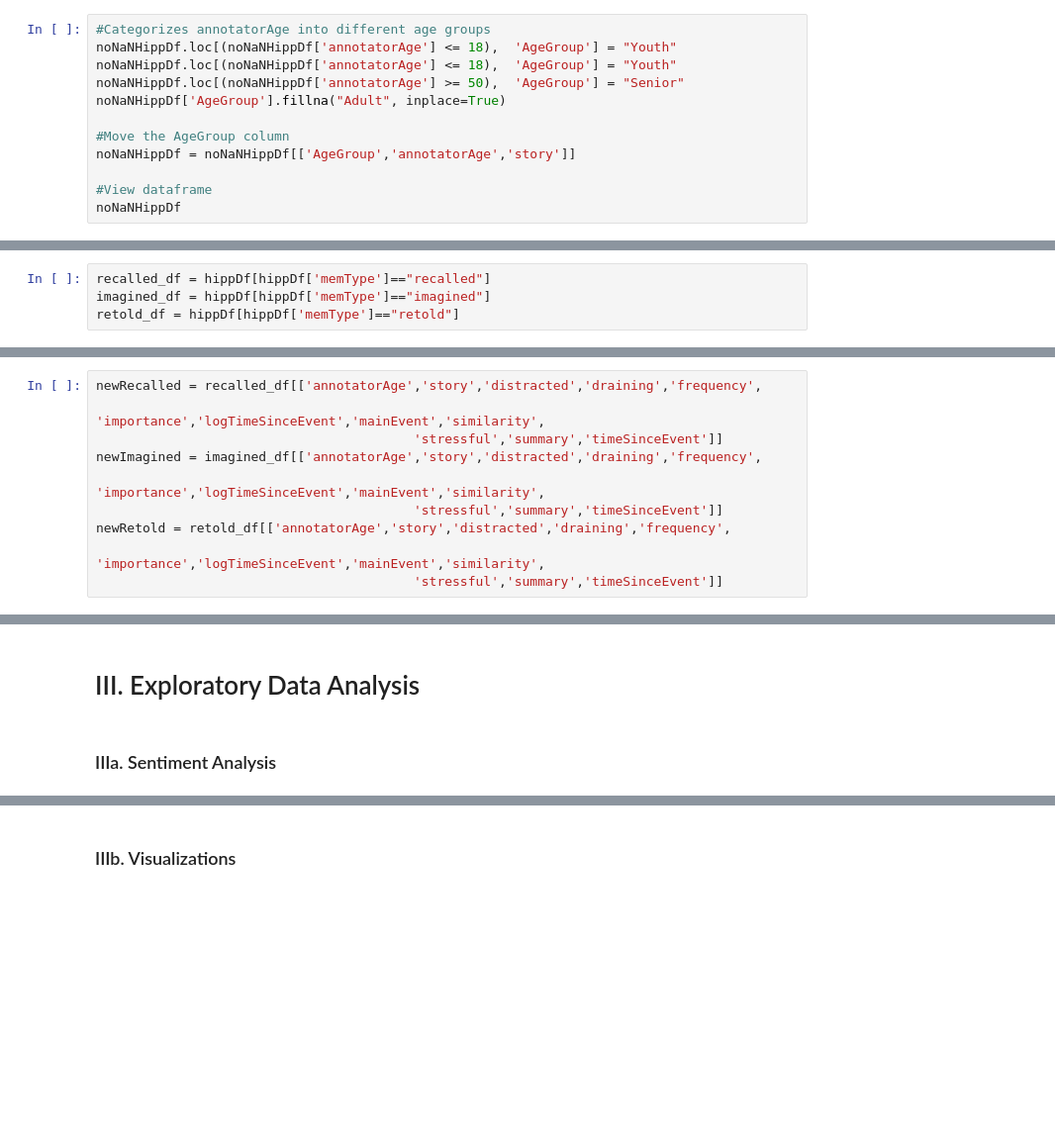
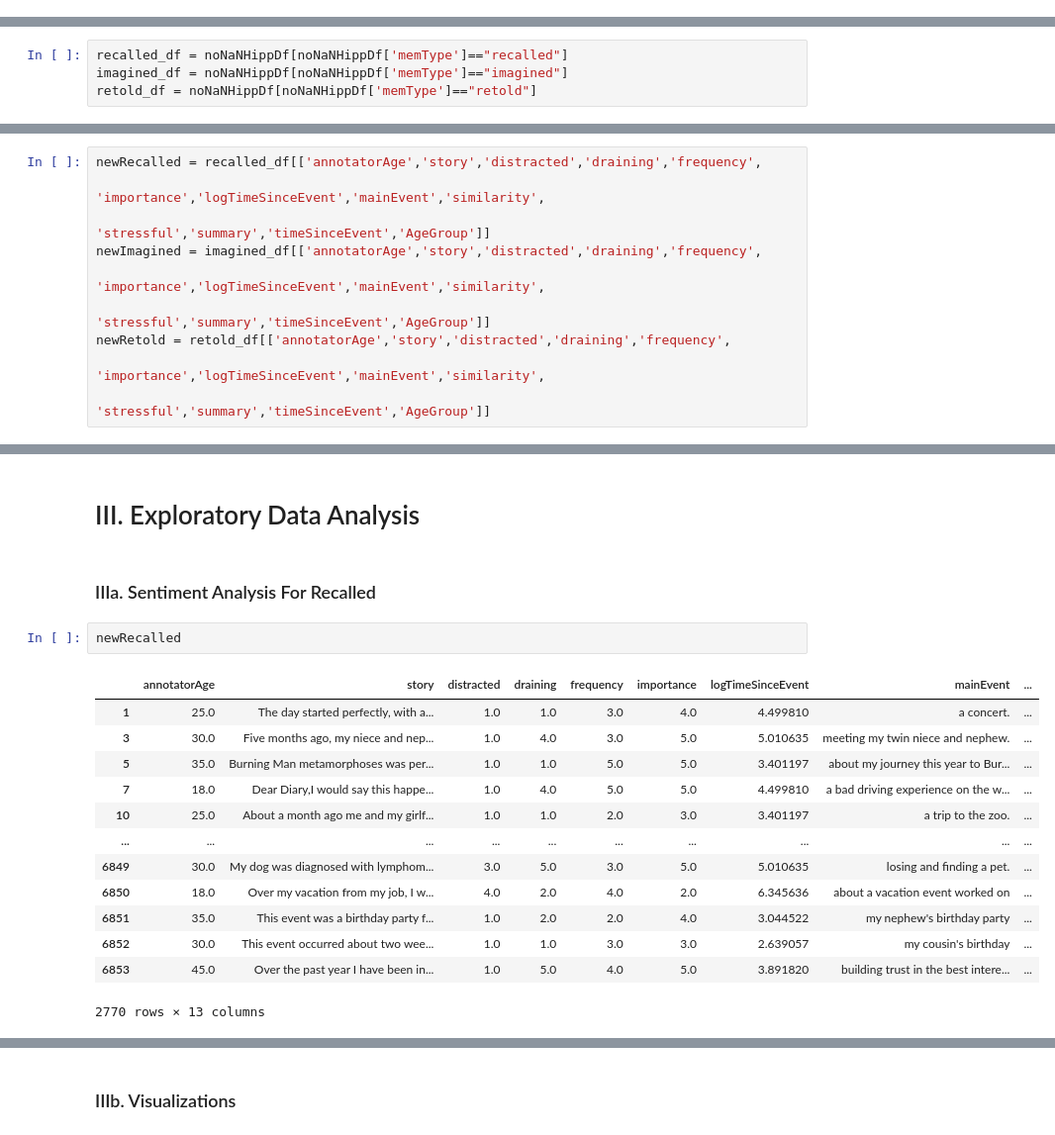
Before and after one commit to dbyers15/EmotionAndMemory, a Jupyter notebook: WorkingNotebook.ipynb, the cells around one changed output, grey strips where cells are left out. Shown at 99% size. Cells and saved outputs as stored; diff of their text form; blank space fills up the shorter version.

```diff
--- a/WorkingNotebook.ipynb
+++ b/WorkingNotebook.ipynb
@@ -268,15 +271,3 @@ See the caveats in the documentation: https://pandas.pydata.org/pandas-docs/stab
 noNaNHippDf['AgeGroup'].unique()
 # %% [output]
 array(['Youth', 'Adult', 'Senior'], dtype=object)
-# %%
-#Categorizes annotatorAge into different age groups
-noNaNHippDf.loc[(noNaNHippDf['annotatorAge'] <= 18),  'AgeGroup'] = "Youth"
-noNaNHippDf.loc[(noNaNHippDf['annotatorAge'] <= 18),  'AgeGroup'] = "Youth"
-noNaNHippDf.loc[(noNaNHippDf['annotatorAge'] >= 50),  'AgeGroup'] = "Senior"
-noNaNHippDf['AgeGroup'].fillna("Adult", inplace=True)
-
-#Move the AgeGroup column
-noNaNHippDf = noNaNHippDf[['AgeGroup','annotatorAge','story']]
-
-#View dataframe
-noNaNHippDf
@@ -306,7 +274,7 @@ See the caveats in the documentation: https://pandas.pydata.org/pandas-docs/stab
 # %%
-recalled_df = hippDf[hippDf['memType']=="recalled"]
-imagined_df = hippDf[hippDf['memType']=="imagined"]
-retold_df = hippDf[hippDf['memType']=="retold"]
+recalled_df = noNaNHippDf[noNaNHippDf['memType']=="recalled"]
+imagined_df = noNaNHippDf[noNaNHippDf['memType']=="imagined"]
+retold_df = noNaNHippDf[noNaNHippDf['memType']=="retold"]
 # %% [markdown]
 Going to focus on these columns:
 - annotatorAge: Lower limit of the age bucket of the worker.
@@ -338,10 +306,10 @@ Splitting the data with the memType column with "recalled","imagined", and "reto
 # %%
 newRecalled = recalled_df[['annotatorAge','story','distracted','draining','frequency',
                                          'importance','logTimeSinceEvent','mainEvent','similarity',
-                                         'stressful','summary','timeSinceEvent']]
+                                         'stressful','summary','timeSinceEvent','AgeGroup']]
 newImagined = imagined_df[['annotatorAge','story','distracted','draining','frequency',
                                          'importance','logTimeSinceEvent','mainEvent','similarity',
-                                         'stressful','summary','timeSinceEvent']]
+                                         'stressful','summary','timeSinceEvent','AgeGroup']]
 newRetold = retold_df[['annotatorAge','story','distracted','draining','frequency',
                                          'importance','logTimeSinceEvent','mainEvent','similarity',
-                                         'stressful','summary','timeSinceEvent']]
+                                         'stressful','summary','timeSinceEvent','AgeGroup']]
@@ -430,5 +320,21 @@ Dropped all null values in case it could affect our analysis
 # %% [markdown]
 # III. Exploratory Data Analysis
 # %% [markdown]
-### IIIa. Sentiment Analysis
+### IIIa. Sentiment Analysis For Recalled
+# %%
+newRecalled
+# %% [output]
+|  | annotatorAge | story | distracted | draining | frequency | importance | logTimeSinceEvent | mainEvent | ... |
+| 1 | 25.0 | The day started perfectly, with a... | 1.0 | 1.0 | 3.0 | 4.0 | 4.499810 | a concert. | ... |
+| 3 | 30.0 | Five months ago, my niece and nep... | 1.0 | 4.0 | 3.0 | 5.0 | 5.010635 | meeting my twin niece and nephew. | ... |
+| 5 | 35.0 | Burning Man metamorphoses was per... | 1.0 | 1.0 | 5.0 | 5.0 | 3.401197 | about my journey this year to Bur... | ... |
+| 7 | 18.0 | Dear Diary,I would say this happe... | 1.0 | 4.0 | 5.0 | 5.0 | 4.499810 | a bad driving experience on the w... | ... |
+| 10 | 25.0 | About a month ago me and my girlf... | 1.0 | 1.0 | 2.0 | 3.0 | 3.401197 | a trip to the zoo. | ... |
+| ... | ... | ... | ... | ... | ... | ... | ... | ... | ... |
+| 6849 | 30.0 | My dog was diagnosed with lymphom... | 3.0 | 5.0 | 3.0 | 5.0 | 5.010635 | losing and finding a pet. | ... |
+| 6850 | 18.0 | Over my vacation from my job, I w... | 4.0 | 2.0 | 4.0 | 2.0 | 6.345636 | about a vacation event worked on | ... |
+| 6851 | 35.0 | This event was a birthday party f... | 1.0 | 2.0 | 2.0 | 4.0 | 3.044522 | my nephew's birthday party | ... |
+| 6852 | 30.0 | This event occurred about two wee... | 1.0 | 1.0 | 3.0 | 3.0 | 2.639057 | my cousin's birthday | ... |
+| 6853 | 45.0 | Over the past year I have been in... | 1.0 | 5.0 | 4.0 | 5.0 | 3.891820 | building trust in the best intere... | ... |
+2770 rows × 13 columns
 # %%
```
Also changed, not shown: parts of 16 cells of this notebook.
